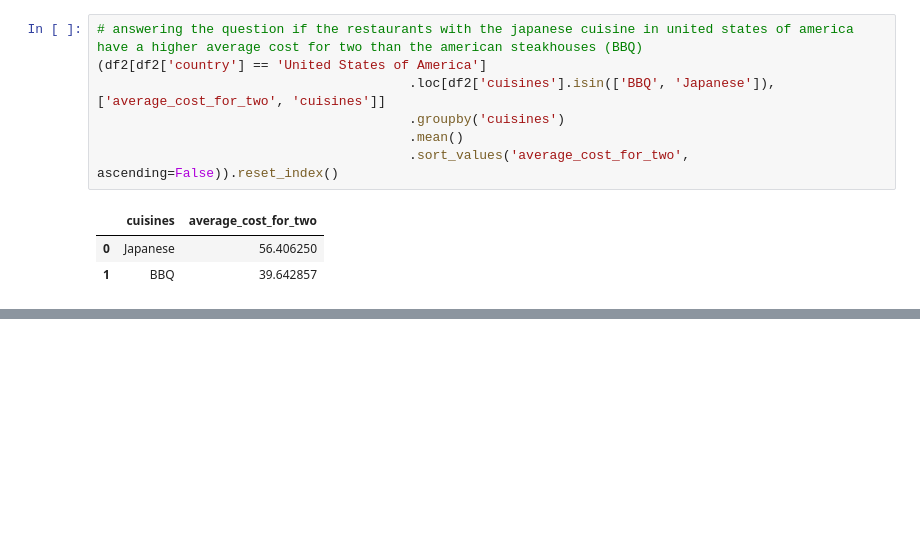
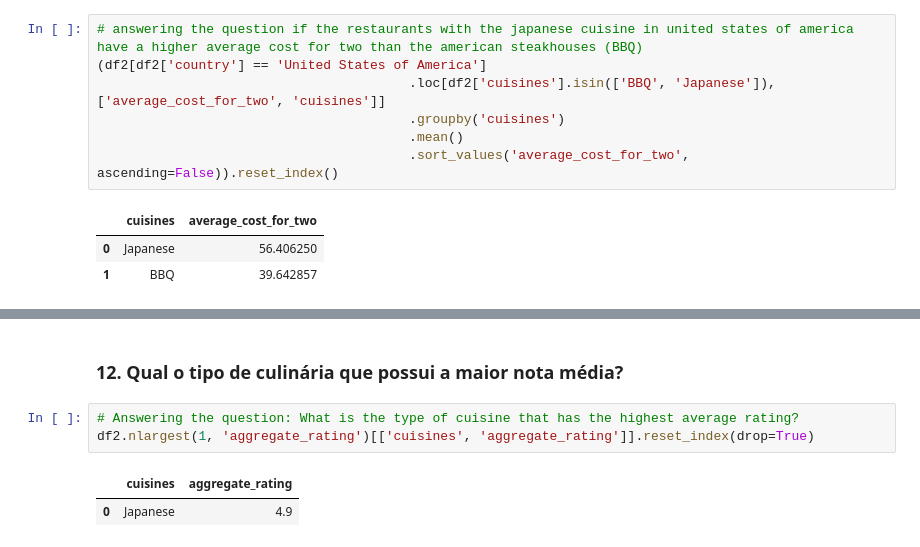
Before and after one commit to BrunnoChampZ/projeto-final-ftc, a Jupyter notebook: notebook/notebook.ipynb, the cells around one changed output, grey strips where cells are left out. Saved outputs shown, nothing was run; the diff lists cells and outputs as text; blank space fills up the shorter version.

```diff
--- a/notebook/notebook.ipynb
+++ b/notebook/notebook.ipynb
@@ -732,0 +813,8 @@ df2.loc[df2['cuisines'] == 'Brazilian', :].nlargest(1, 'aggregate_rating')['rest
+# %% [markdown]
+### 12. Qual o tipo de culinária que possui a maior nota média?
+# %%
+# Answering the question: What is the type of cuisine that has the highest average rating?
+df2.nlargest(1, 'aggregate_rating')[['cuisines', 'aggregate_rating']].reset_index(drop=True)
+# %% [output]
+|  | cuisines | aggregate_rating |
+| 0 | Japanese | 4.9 |
```
Also changed, not shown: parts of 25 cells of this notebook.
